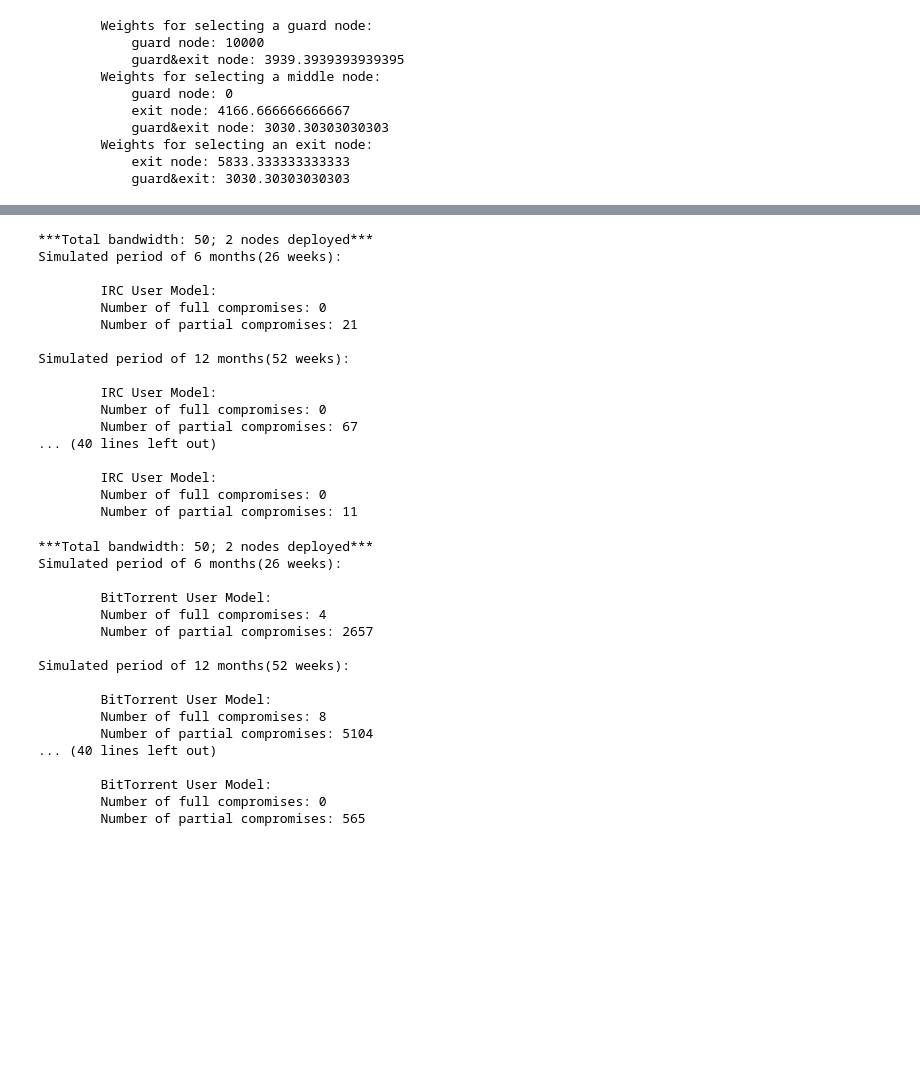
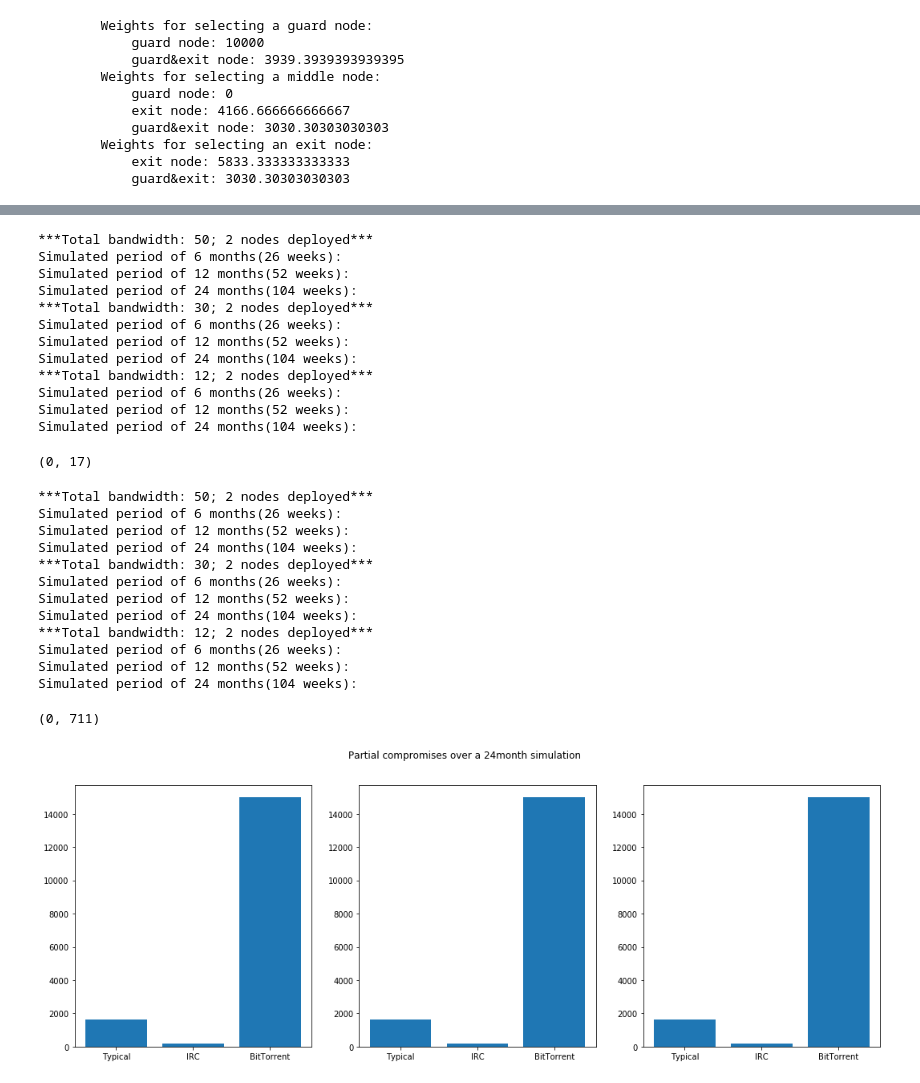
Before and after one commit to leoreppas/IndividualProject, a Jupyter notebook: TorPS2019.ipynb, the cells around one changed output, grey strips where cells are left out. Cells and saved outputs as stored; diff of their text form; code cells hidden in the pictures; blank space fills up the shorter version.

Commit message:
Basic graphs produces for 24 month simulations

```diff
--- a/TorPS2019.ipynb
+++ b/TorPS2019.ipynb
@@ -491,7 +498,7 @@ torpath.create_streams_typical(136864, adversary_guard, adversary_exit)
 
 # Same simulation for 24 monoths
 print("Simulated period of 24 months(104 weeks): ")
-torpath.create_streams_typical(273728, adversary_guard, adversary_exit)
+complete_compr1, partial_compr1 = torpath.create_streams_typical(273728, adversary_guard, adversary_exit)
 
 
 # Two adversary nodes deployed; combined 30 MiB/s; both high bandwidth
@@ -555,7 +558,7 @@ torpath.create_streams_irc(7020, adversary_guard, adversary_exit)
 
 # Same simulation for 24 monoths
 print("Simulated period of 24 months(104 weeks): ")
-torpath.create_streams_irc(14040, adversary_guard, adversary_exit)
+complete_compr2, partial_compr2 = torpath.create_streams_irc(14040, adversary_guard, adversary_exit)
 
 
 # Two adversary nodes deployed; combined 30 MiB/s; both high bandwidth
@@ -589,21 +592,17 @@ torpath.create_streams_irc(14040, adversary_guard, adversary_exit)
 # %% [output]
 ***Total bandwidth: 50; 2 nodes deployed***
 Simulated period of 6 months(26 weeks):
-
-        IRC User Model:
-        Number of full compromises: 0
-        Number of partial compromises: 21
-
 Simulated period of 12 months(52 weeks):
-
-        IRC User Model:
-        Number of full compromises: 0
-        Number of partial compromises: 67
-... (40 lines left out)
-
-        IRC User Model:
-        Number of full compromises: 0
-        Number of partial compromises: 11
+Simulated period of 24 months(104 weeks):
+***Total bandwidth: 30; 2 nodes deployed***
+Simulated period of 6 months(26 weeks):
+Simulated period of 12 months(52 weeks):
+Simulated period of 24 months(104 weeks):
+***Total bandwidth: 12; 2 nodes deployed***
+Simulated period of 6 months(26 weeks):
+Simulated period of 12 months(52 weeks):
+Simulated period of 24 months(104 weeks):
+(0, 17)
 # %%
 # 3: BitTorrent user model
 
@@ -619,7 +618,7 @@ torpath.create_streams_bittorrent(351936, adversary_guard, adversary_exit)
 
 # Same simulation for 24 monoths
 print("Simulated period of 24 months(104 weeks): ")
-torpath.create_streams_bittorrent(703872, adversary_guard, adversary_exit)
+complete_compr3, partial_compr3 = torpath.create_streams_bittorrent(703872, adversary_guard, adversary_exit)
 
 
 # Two adversary nodes deployed; combined 30 MiB/s; both high bandwidth
@@ -653,18 +652,35 @@ torpath.create_streams_bittorrent(703872, adversary_guard, adversary_exit)
 # %% [output]
 ***Total bandwidth: 50; 2 nodes deployed***
 Simulated period of 6 months(26 weeks):
-
-        BitTorrent User Model:
-        Number of full compromises: 4
-        Number of partial compromises: 2657
-
 Simulated period of 12 months(52 weeks):
-
-        BitTorrent User Model:
-        Number of full compromises: 8
-        Number of partial compromises: 5104
-... (40 lines left out)
-
-        BitTorrent User Model:
-        Number of full compromises: 0
-        Number of partial compromises: 565
+Simulated period of 24 months(104 weeks):
+***Total bandwidth: 30; 2 nodes deployed***
+Simulated period of 6 months(26 weeks):
+Simulated period of 12 months(52 weeks):
+Simulated period of 24 months(104 weeks):
+***Total bandwidth: 12; 2 nodes deployed***
+Simulated period of 6 months(26 weeks):
+Simulated period of 12 months(52 weeks):
+Simulated period of 24 months(104 weeks):
+(0, 711)
+# %%
+# Graph creation & comparison
+user_models = ['Typical', 'IRC', 'BitTorrent']
+
+def create_graph(user_models, values, title):
+    plt.figure(1, figsize=(18,6))
+    plt.subplot(131)
+    plt.bar(user_models, values)
+    plt.subplot(132)
+    plt.bar(user_models, values)
+    plt.subplot(133)
+    plt.bar(user_models, values)
+    plt.suptitle(title)
+    plt.show
+
+
+values = [partial_compr1, partial_compr2, partial_compr3]
+title = 'Partial compromises over a 24month simulation'
+create_graph(user_models, values, title)
+# %% [output]
+[figure, added]
```
Also changed, not shown: parts of 5 cells of this notebook.
